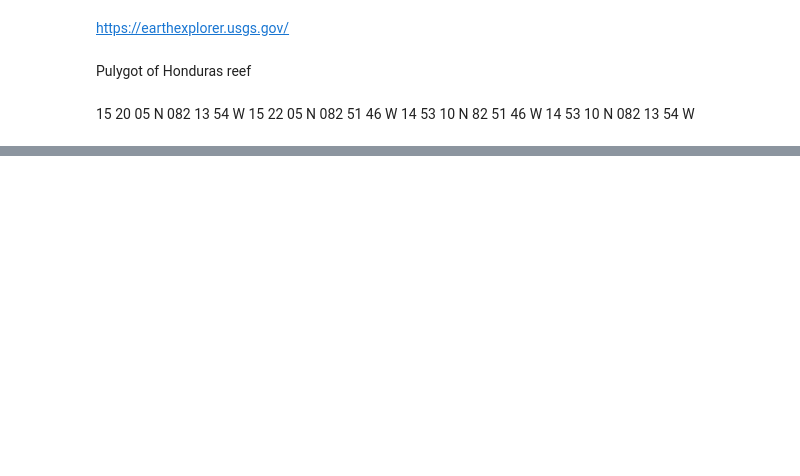
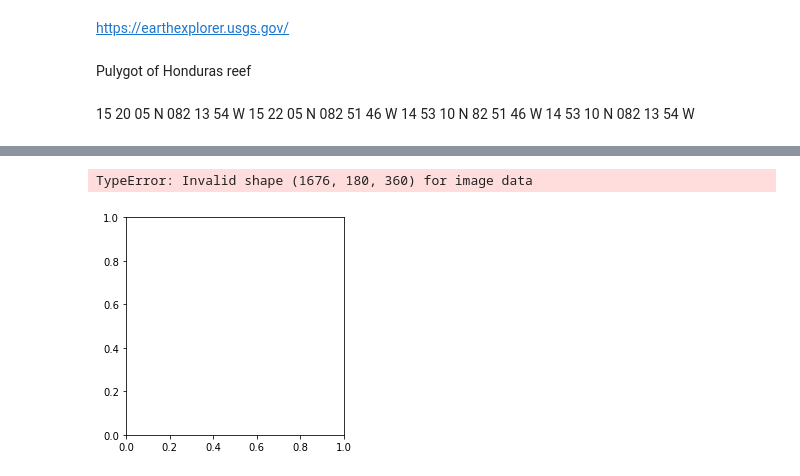
Before and after one commit to Jared-Godar/capstone-ideas, a Jupyter notebook: satellite_wrangle.ipynb, the cells around one changed output, grey strips where cells are left out. Drawn from its saved outputs; the diff is of its cells as text; code cells hidden in the pictures; blank space fills up the shorter version.

```diff
--- a/satellite_wrangle.ipynb
+++ b/satellite_wrangle.ipynb
@@ -95,0 +144,16 @@ m
+# %%
+fp='ocean_temp.nc' # your file name with the eventual path
+# %%
+nc = netCDF4.Dataset(fp) # reading the nc file and creating Dataset
+# %%
+""" in this dataset each component will be
+in the form nt,nz,ny,nx i.e. all the variables will be flipped. """
+plt.imshow(nc['sst'][1,:,0,:])
+""" imshow is a 2D plot function
+according to what I have said before this will plot the second
+iteration of the vertical slize with y = 0, one of the vertical
+boundaries of your model. """
+plt.show() # this shows the plot
+# %% [output]
+TypeError: Invalid shape (1676, 180, 360) for image data
+[figure, added]
```
Also changed, not shown: parts of 20 cells of this notebook, 2 other files.
